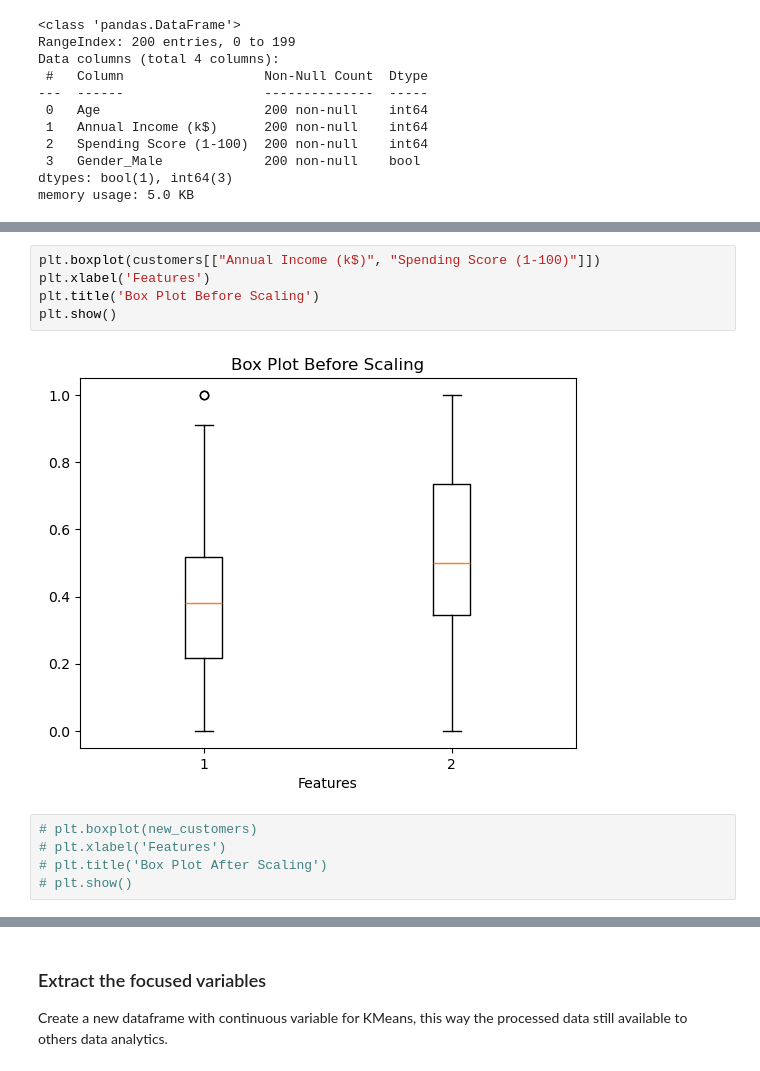
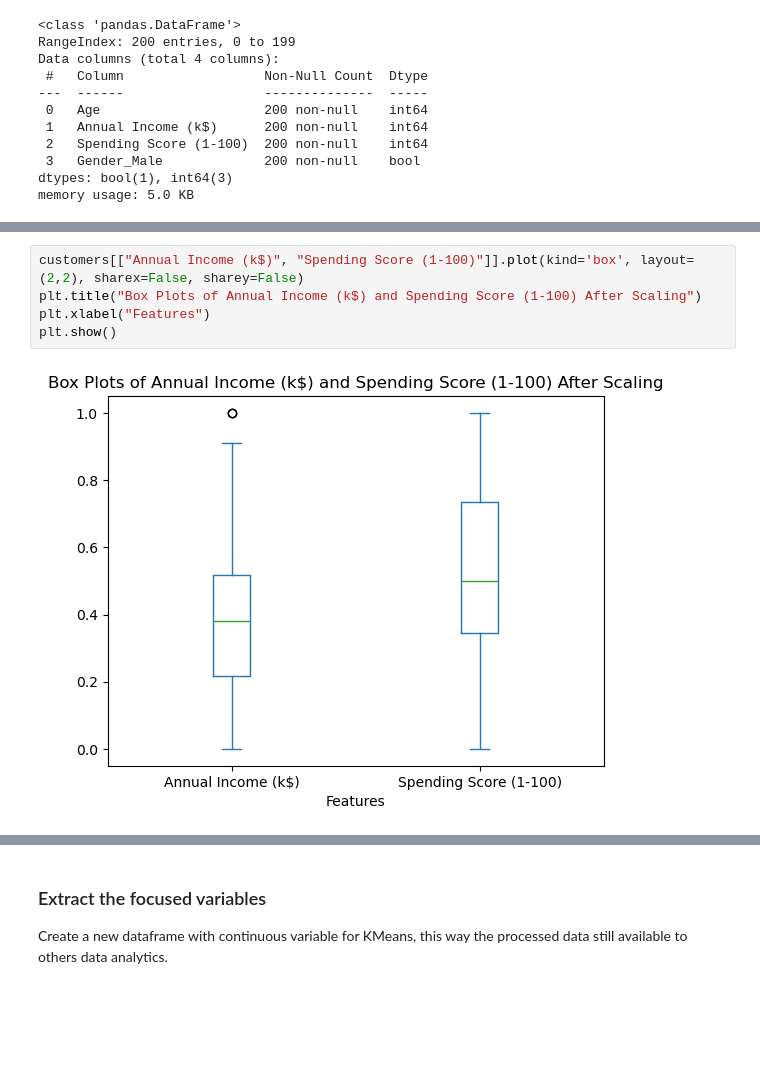
Before and after one commit to thaopham98/DataScience, a Jupyter notebook: python_analysis/A8-K-Means.ipynb, the cells around one changed output, grey strips where cells are left out. Saved outputs shown, nothing was run; the diff lists cells and outputs as text; blank space fills up the shorter version.

```diff
--- a/python_analysis/A8-K-Means.ipynb
+++ b/python_analysis/A8-K-Means.ipynb
@@ -279,15 +290,10 @@ customers # displays dataframe
 | 198 | 32 | 1.000000 | 0.173469 | True |
 | 199 | 30 | 1.000000 | 0.836735 | True |
 200 rows × 4 columns
-# %%
-plt.boxplot(customers[["Annual Income (k$)", "Spending Score (1-100)"]])
-plt.xlabel('Features')
-plt.title('Box Plot Before Scaling')
-plt.show()
-# %% [output]
-[figure, removed]
-# %%
-# plt.boxplot(new_customers)
-# plt.xlabel('Features')
-# plt.title('Box Plot After Scaling')
-# plt.show()
+# %%
+customers[["Annual Income (k$)", "Spending Score (1-100)"]].plot(kind='box', layout=(2,2), sharex=False, sharey=False)
+plt.title("Box Plots of Annual Income (k$) and Spending Score (1-100) After Scaling")
+plt.xlabel("Features")
+plt.show()
+# %% [output]
+[figure, added]
```
Also changed, not shown: parts of 10 cells of this notebook.
